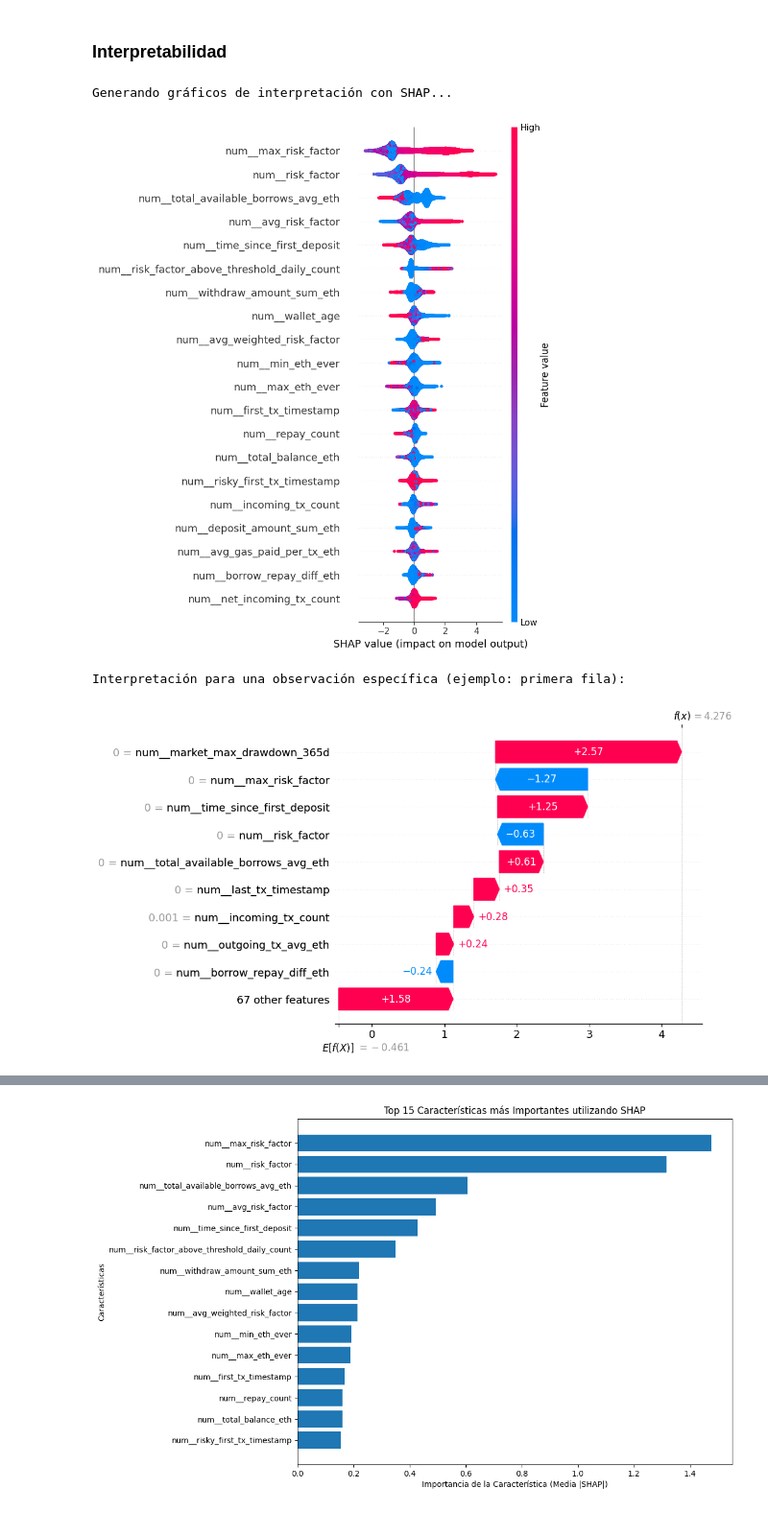
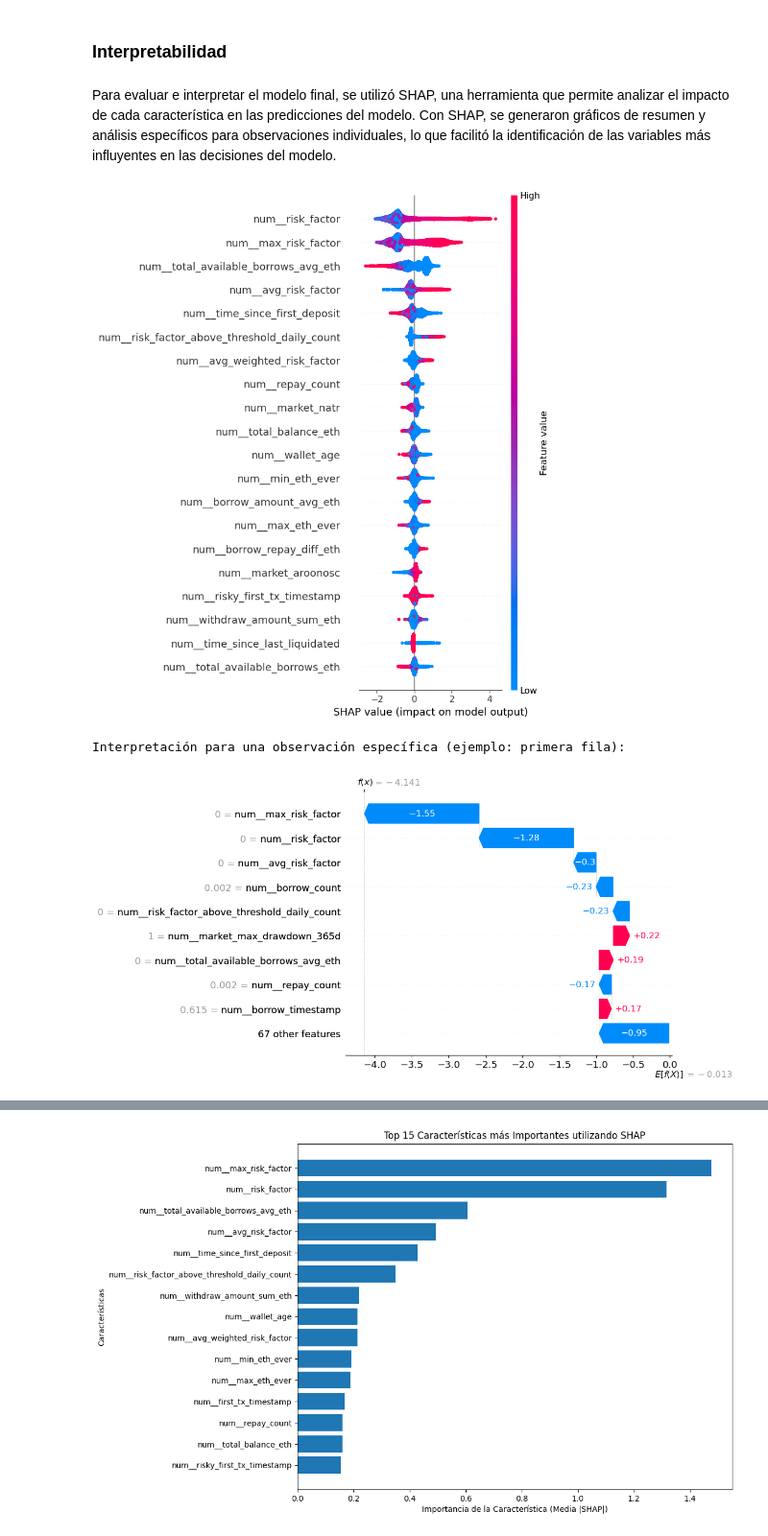
Before and after one commit to sebaquenti/Repositorio-MDS7202, a Jupyter notebook: Proyecto Semestral/Notebook Proyecto.ipynb, the cells around one changed output, grey strips where cells are left out. Shown at 96% size. Saved outputs shown, nothing was run; the diff lists cells and outputs as text; code cells hidden in the pictures.

```diff
--- a/Proyecto Semestral/Notebook Proyecto.ipynb
+++ b/Proyecto Semestral/Notebook Proyecto.ipynb
@@ -678,10 +680,10 @@ pipeline_xgb = Pipeline([
 # Definir grilla de hiperparámetros
 param_grid = {
     'xgboost__n_estimators': [200, 500],
-    'xgboost__max_depth': [3, 5, 10],
+    'xgboost__max_depth': [3, 10],
     'xgboost__learning_rate': [0.1, 0.2],
     'xgboost__subsample': [0.8, 1.0],
-    'xgboost__reg_alpha': [0, 0.1, 1],
+    'xgboost__reg_alpha': [0, 0.1],
     'xgboost__reg_lambda': [0, 1]
 }
 
@@ -1317,7 +1302,7 @@ Se utilizará inicialmente los hiperparámetros obtenidos en la etapa 1. No se u
 # %%
 # Combinar los datasets de X e Y
 df_x_combined = pd.concat([df_x0, df_x1_v2, X_train_extra], ignore_index=True)
-df_y_combined = pd.concat([df_y0.squeeze(), df_y1.squeeze(), y_train_extra], ignore_index=True)
+df_y_combined = pd.concat([df_y0.squeeze(), df_y1.squeeze(), y_train_extra.squeeze()], ignore_index=True)
 # %%
 # Iniciar una nueva ejecución en MLflow
 with mlflow.start_run(run_name="XGBoost Pipeline - Entrenamiento Completo"):
@@ -1395,0 +1383,11 @@ Created version '1' of model 'XGBoostPipeline'.
+# %%
+# Generar predicciones de clase y probabilidades en el conjunto de prueba
+y_test_pred_class = pipeline_xgb_completo.predict(X_test)  # Predicciones de clase
+y_test_pred_proba = pipeline_xgb_completo.predict_proba(X_test)[:, 1]  # Probabilidades para la clase positiva
+
+# Calcular el classification report
+report = classification_report(y_test, y_test_pred_class, target_names=["Clase 0 (Negativa)", "Clase 1 (Positiva)"])
+
+# Mostrar el classification report
+print("Classification Report:\n")
+print(report)
@@ -1506,27 +1544,31 @@ joblib.dump(pipeline_xgb_completo, "xgboost_etapa3.pkl")
 ['xgboost_etapa3.pkl']
 # %% [markdown]
 ### Interpretabilidad
+# %% [markdown]
+Para evaluar e interpretar el modelo final, se utilizó SHAP, una herramienta que permite analizar el impacto de cada característica en las predicciones del modelo. Con SHAP, se generaron gráficos de resumen y análisis específicos para observaciones individuales, lo que facilitó la identificación de las variables más influyentes en las decisiones del modelo.
 # %%
 # Preprocesar los datos antes de aplicar SHAP
-df_x_combined_processed = pipeline_xgb_optimizado.named_steps['preprocessing'].transform(df_x_combined)
+df_x_combined_processed = pipeline_xgb_completo.named_steps['preprocessing'].transform(df_x_combined)
 
 # Extraer el modelo XGBoost entrenado del pipeline
-xgb_model = pipeline_xgb_optimizado.named_steps['xgb_optimizado']
+xgb_model = pipeline_xgb_completo.named_steps['xgb_optimizado']
 
 # Aplicar SHAP al modelo entrenado
 explainer = shap.Explainer(xgb_model, df_x_combined_processed)
 
-# Calcular los SHAP values para el conjunto de datos procesado
-shap_values = explainer(df_x_combined_processed)
+# Seleccionar una muestra representativa (para agilizar el tiempo de computo)
+sample_fraction = 0.05
+df_sample = df_x_combined_processed.sample(frac=sample_fraction, random_state=rd)
 
-# Resumen de SHAP values en forma gráfica
-print("Generando gráficos de interpretación con SHAP...")
-shap.summary_plot(shap_values, df_x_combined_processed)
+# Calcular SHAP values solo para la muestra
+shap_values = explainer(df_sample)
+
+# Generar gráficos para la muestra
+shap.summary_plot(shap_values, df_sample)
 
 print("Interpretación para una observación específica (ejemplo: primera fila):")
 shap.waterfall_plot(shap_values[0])
 # %% [output]
+[figure, new version]
-Generando gráficos de interpretación con SHAP...
+Interpretación para una observación específica (ejemplo: primera fila):
-[figure, old version]
-Interpretación para una observación específica (ejemplo: primera fila):
-[figure, old version]
+[figure, new version]
```
Also changed, not shown: parts of 39 cells of this notebook, 5 other files.
